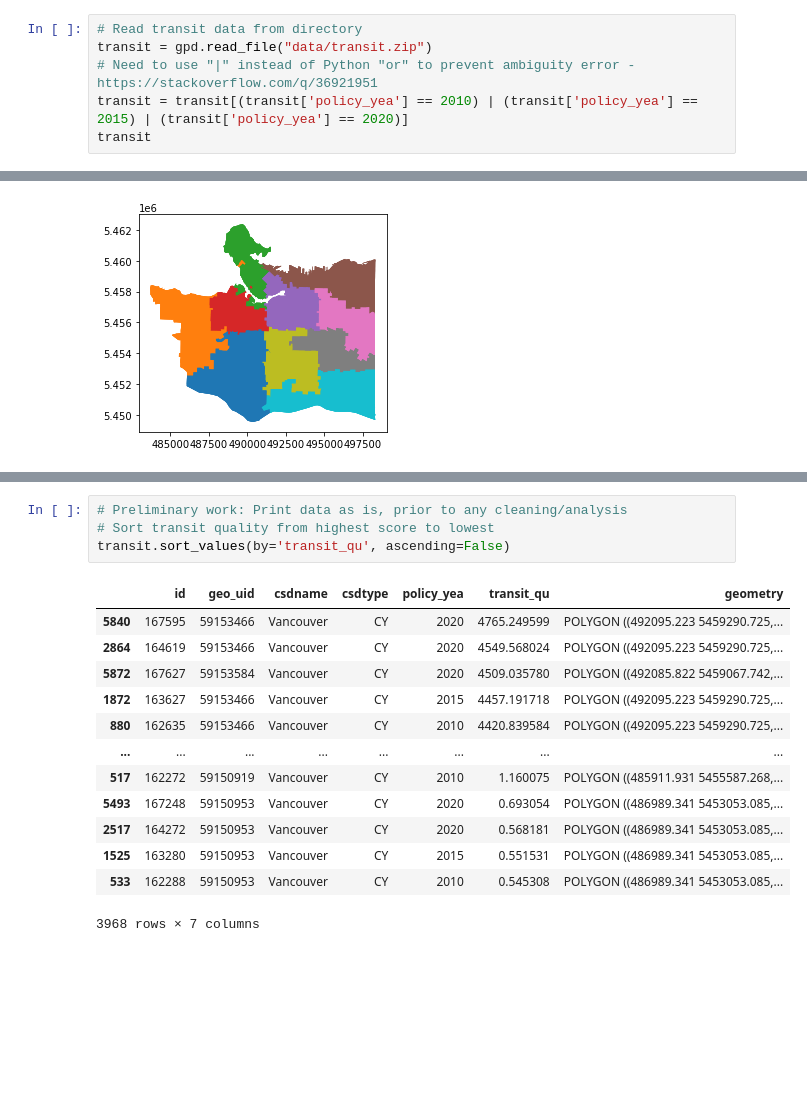
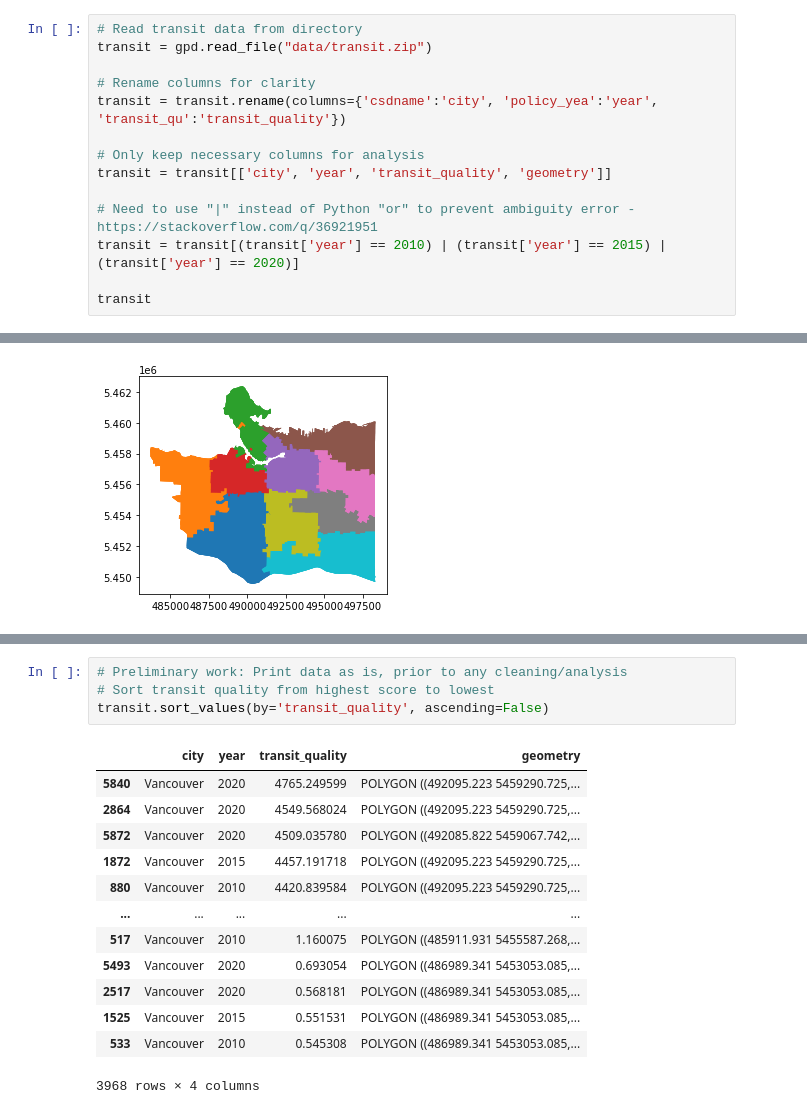
Before and after one commit to rebywong/cmpt353-project, a Jupyter notebook: vancouver_transit.ipynb, the cells around one changed output, grey strips where cells are left out. Drawn from its saved outputs; the diff is of its cells as text; blank space fills up the shorter version.

```diff
--- a/vancouver_transit.ipynb
+++ b/vancouver_transit.ipynb
@@ -7,7 +11,15 @@ import geopandas as gpd
 # %%
 # Read transit data from directory
 transit = gpd.read_file("data/transit.zip")
+
+# Rename columns for clarity
+transit = transit.rename(columns={'csdname':'city', 'policy_yea':'year', 'transit_qu':'transit_quality'})
+
+# Only keep necessary columns for analysis
+transit = transit[['city', 'year', 'transit_quality', 'geometry']]
+
 # Need to use "|" instead of Python "or" to prevent ambiguity error - https://stackoverflow.com/q/36921951
-transit = transit[(transit['policy_yea'] == 2010) | (transit['policy_yea'] == 2015) | (transit['policy_yea'] == 2020)]
+transit = transit[(transit['year'] == 2010) | (transit['year'] == 2015) | (transit['year'] == 2020)]
+
 transit
 # %% [output]
@@ -39,19 +52,19 @@ transit.plot(column='transit_qu')
 # %%
 # Preliminary work: Print data as is, prior to any cleaning/analysis
 # Sort transit quality from highest score to lowest
-transit.sort_values(by='transit_qu', ascending=False)
+transit.sort_values(by='transit_quality', ascending=False)
 # %% [output]
-|  | id | geo_uid | csdname | csdtype | policy_yea | transit_qu | geometry |
-| 5840 | 167595 | 59153466 | Vancouver | CY | 2020 | 4765.249599 | POLYGON ((492095.223 5459290.725,... |
-| 2864 | 164619 | 59153466 | Vancouver | CY | 2020 | 4549.568024 | POLYGON ((492095.223 5459290.725,... |
-| 5872 | 167627 | 59153584 | Vancouver | CY | 2020 | 4509.035780 | POLYGON ((492085.822 5459067.742,... |
-| 1872 | 163627 | 59153466 | Vancouver | CY | 2015 | 4457.191718 | POLYGON ((492095.223 5459290.725,... |
-| 880 | 162635 | 59153466 | Vancouver | CY | 2010 | 4420.839584 | POLYGON ((492095.223 5459290.725,... |
-| ... | ... | ... | ... | ... | ... | ... | ... |
-| 517 | 162272 | 59150919 | Vancouver | CY | 2010 | 1.160075 | POLYGON ((485911.931 5455587.268,... |
-| 5493 | 167248 | 59150953 | Vancouver | CY | 2020 | 0.693054 | POLYGON ((486989.341 5453053.085,... |
-| 2517 | 164272 | 59150953 | Vancouver | CY | 2020 | 0.568181 | POLYGON ((486989.341 5453053.085,... |
-| 1525 | 163280 | 59150953 | Vancouver | CY | 2015 | 0.551531 | POLYGON ((486989.341 5453053.085,... |
-| 533 | 162288 | 59150953 | Vancouver | CY | 2010 | 0.545308 | POLYGON ((486989.341 5453053.085,... |
+|  | city | year | transit_quality | geometry |
+| 5840 | Vancouver | 2020 | 4765.249599 | POLYGON ((492095.223 5459290.725,... |
+| 2864 | Vancouver | 2020 | 4549.568024 | POLYGON ((492095.223 5459290.725,... |
+| 5872 | Vancouver | 2020 | 4509.035780 | POLYGON ((492085.822 5459067.742,... |
+| 1872 | Vancouver | 2015 | 4457.191718 | POLYGON ((492095.223 5459290.725,... |
+| 880 | Vancouver | 2010 | 4420.839584 | POLYGON ((492095.223 5459290.725,... |
+| ... | ... | ... | ... | ... |
+| 517 | Vancouver | 2010 | 1.160075 | POLYGON ((485911.931 5455587.268,... |
+| 5493 | Vancouver | 2020 | 0.693054 | POLYGON ((486989.341 5453053.085,... |
+| 2517 | Vancouver | 2020 | 0.568181 | POLYGON ((486989.341 5453053.085,... |
+| 1525 | Vancouver | 2015 | 0.551531 | POLYGON ((486989.341 5453053.085,... |
+| 533 | Vancouver | 2010 | 0.545308 | POLYGON ((486989.341 5453053.085,... |
-3968 rows × 7 columns
+3968 rows × 4 columns
 # %%
```
Also changed, not shown: parts of 40 cells of this notebook.
